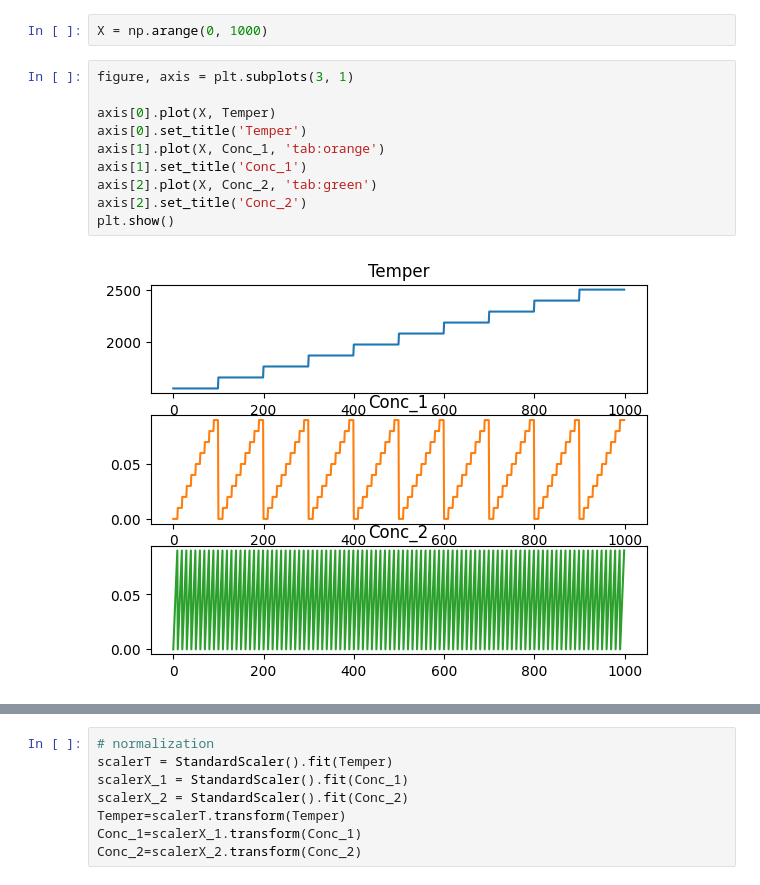
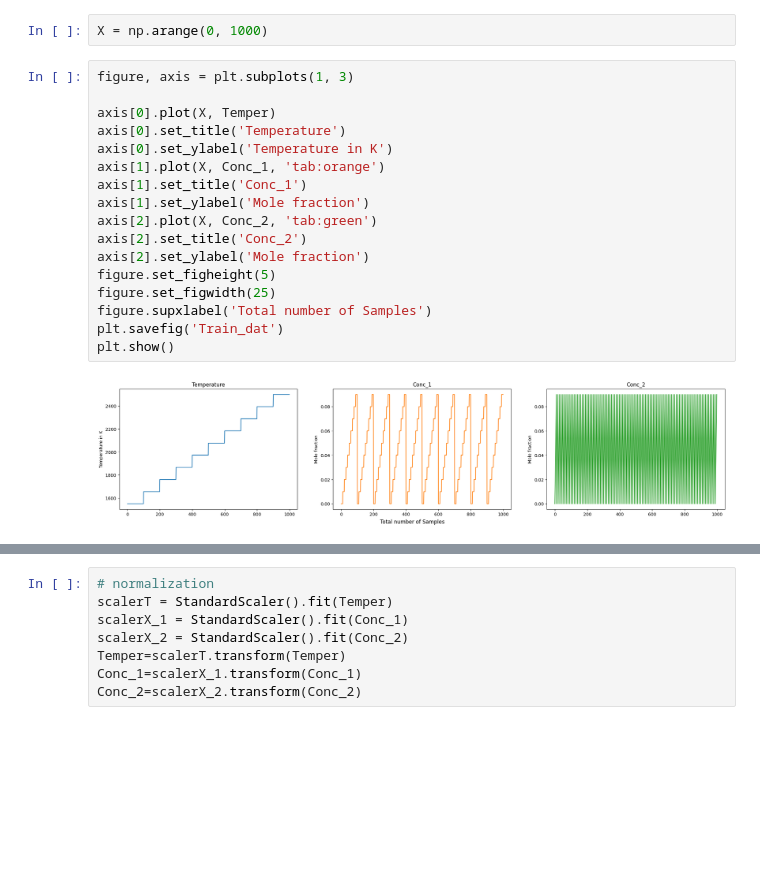
Before and after one commit to CaffineAddic/Flame_dianostics-temperature_profile_estimation_using_ML, a Jupyter notebook: Python Code/Wang_et_al_reproduction.ipynb, the cells around one changed output, grey strips where cells are left out. Saved outputs shown, nothing was run; the diff lists cells and outputs as text; blank space fills up the shorter version.

Commit message:
added axises to plots

```diff
--- a/Python Code/Wang_et_al_reproduction.ipynb
+++ b/Python Code/Wang_et_al_reproduction.ipynb
@@ -34,17 +34,24 @@ Conc_1.shape
 # %%
 X = np.arange(0, 1000)
 # %%
-figure, axis = plt.subplots(3, 1)
+figure, axis = plt.subplots(1, 3)
 
 axis[0].plot(X, Temper)
-axis[0].set_title('Temper')
+axis[0].set_title('Temperature')
+axis[0].set_ylabel('Temperature in K')
 axis[1].plot(X, Conc_1, 'tab:orange')
 axis[1].set_title('Conc_1')
+axis[1].set_ylabel('Mole fraction')
 axis[2].plot(X, Conc_2, 'tab:green')
 axis[2].set_title('Conc_2')
+axis[2].set_ylabel('Mole fraction')
+figure.set_figheight(5)
+figure.set_figwidth(25)
+figure.supxlabel('Total number of Samples')
+plt.savefig('Train_dat')
 plt.show()
 # %% [output]
-[figure, old version]
+[figure, new version]
 # %%
 import matplotlib.pyplot as plt
 
```
Also changed, not shown: parts of 7 cells of this notebook, 1 other file.
